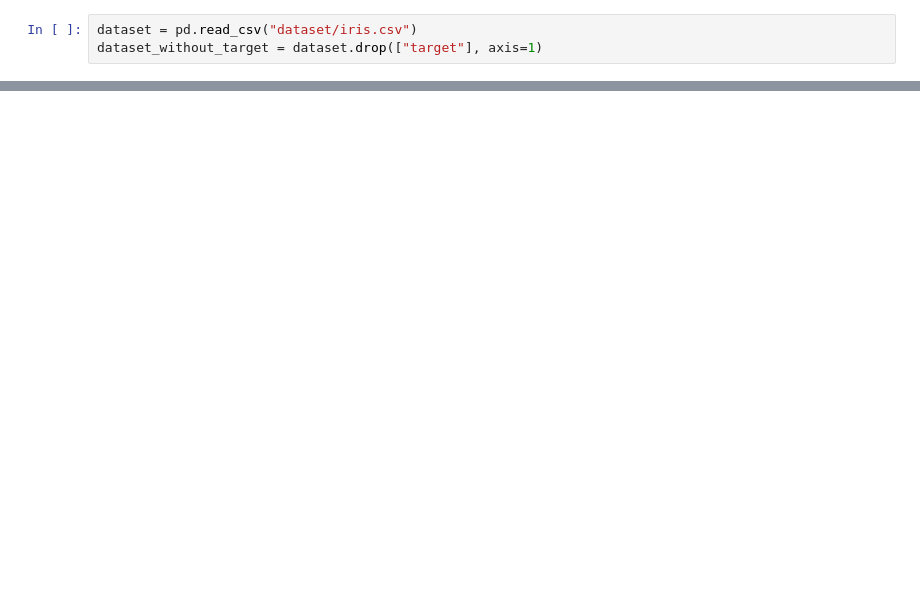
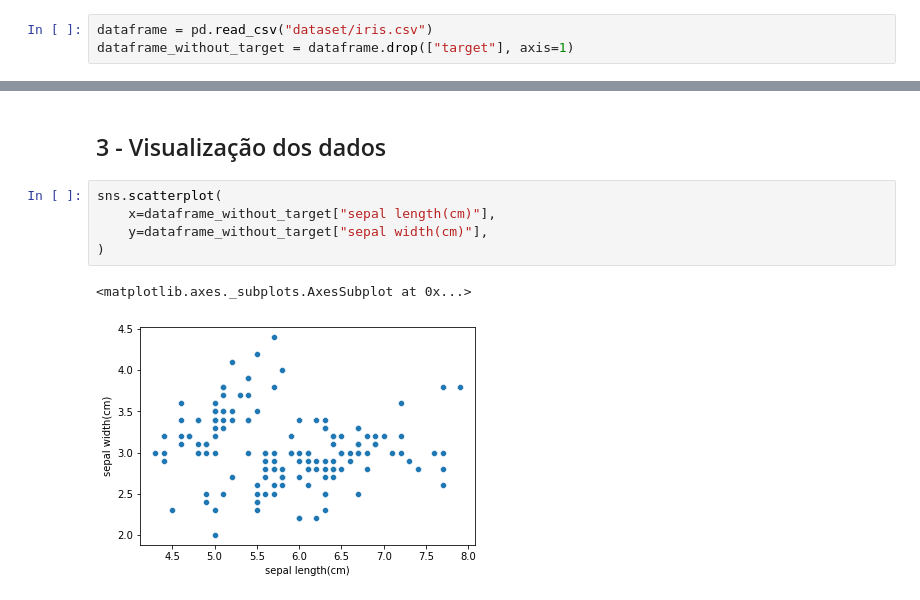
Before and after one commit to mvmendoncas/artificial-intelligence, a Jupyter notebook: ex-01/kmeans_iris.ipynb, the cells around one changed output, grey strips where cells are left out. Drawn from its saved outputs; the diff is of its cells as text; blank space fills up the shorter version.

Commit message:
use k-means in Iris dataset

```diff
--- a/ex-01/kmeans_iris.ipynb
+++ b/ex-01/kmeans_iris.ipynb
@@ -5,3 +16,3 @@ from sklearn.cluster import KMeans
 # %%
-dataset = pd.read_csv("dataset/iris.csv")
-dataset_without_target = dataset.drop(["target"], axis=1)
+dataframe = pd.read_csv("dataset/iris.csv")
+dataframe_without_target = dataframe.drop(["target"], axis=1)
@@ -39,0 +53,10 @@ dataset_without_target
+# %% [markdown]
+## 3 - Visualização dos dados
+# %%
+sns.scatterplot(
+    x=dataframe_without_target["sepal length(cm)"],
+    y=dataframe_without_target["sepal width(cm)"],
+)
+# %% [output]
+<matplotlib.axes._subplots.AxesSubplot at 0x...>
+[figure, added]
```
Also changed, not shown: parts of 18 cells of this notebook.
